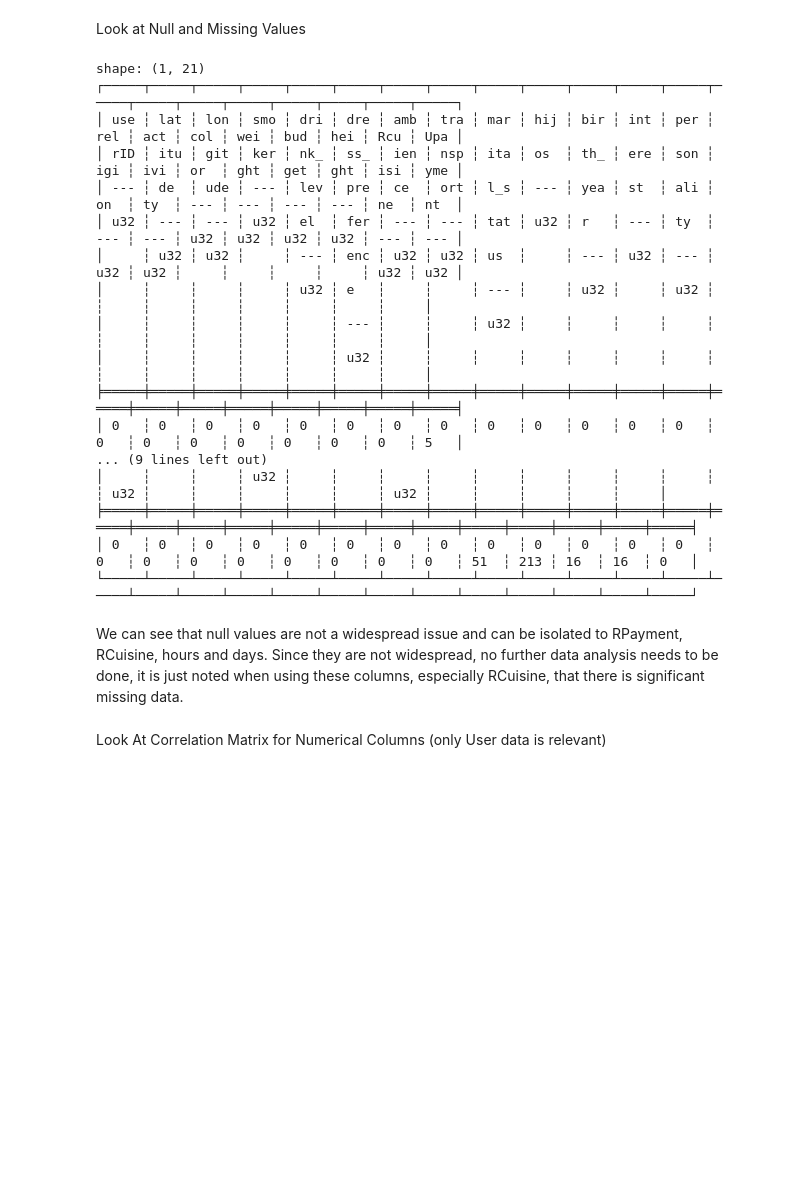
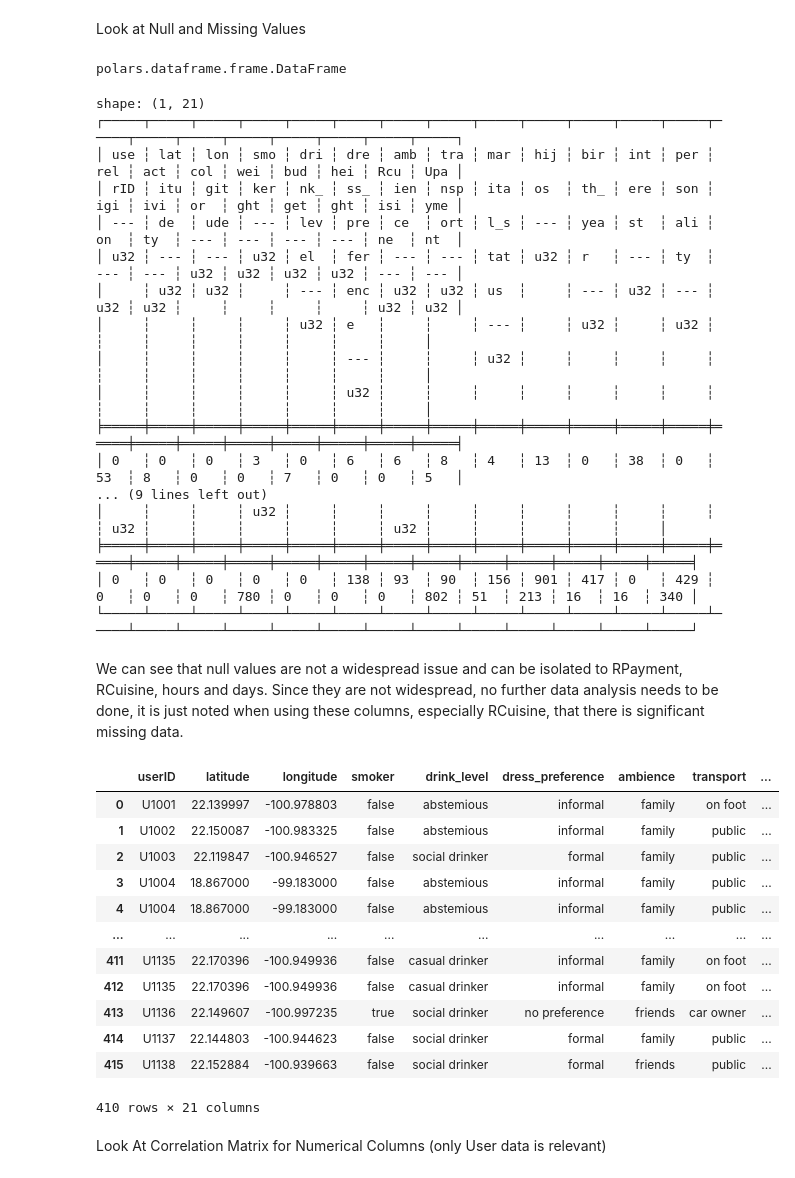
Before and after one commit to laurenally28/mktg3501project, a Jupyter notebook: eda.ipynb, the cells around one changed output. Drawn from its saved outputs; the diff is of its cells as text; code cells hidden in the pictures; blank space fills up the shorter version.

```diff
--- a/eda.ipynb
+++ b/eda.ipynb
@@ -266,7 +269,27 @@ Lower Bound: 1975.0, Upper Bound: 1999.0
 Replacement Value (Median): 1988.0
 # %% [markdown]
 Look at Null and Missing Values
+# %%
+type(cleaned_user_df)
+# %% [output]
+polars.dataframe.frame.DataFrame
 # %%
+cleaned_user_df = cleaned_user_df.with_columns([
+    pl.when(pl.col(col).cast(pl.Utf8).str.to_lowercase().is_in(["?", "none"]))
+    .then(None)
+    .otherwise(pl.col(col))
+    .alias(col)
+    for col in cleaned_user_df.columns
+])
+
+restaurant_df = restaurant_df.with_columns([
+    pl.when(pl.col(col).cast(pl.Utf8).str.to_lowercase().is_in(["?", "none"]))
+    .then(None)
+    .otherwise(pl.col(col))
+    .alias(col)
+    for col in restaurant_df.columns
+])
+
 # Iterate through columns and count null values in each column
 user_null_counts = cleaned_user_df.select([
     pl.col(column).is_null().sum().alias(column) for column in cleaned_user_df.columns
@@ -294,11 +317,36 @@ shape: (1, 21)
 │     ┆     ┆     ┆     ┆     ┆ --- ┆     ┆     ┆ u32 ┆     ┆     ┆     ┆     ┆     ┆     ┆     ┆     ┆     ┆     ┆     ┆     │
 │     ┆     ┆     ┆     ┆     ┆ u32 ┆     ┆     ┆     ┆     ┆     ┆     ┆     ┆     ┆     ┆     ┆     ┆     ┆     ┆     ┆     │
 ╞═════╪═════╪═════╪═════╪═════╪═════╪═════╪═════╪═════╪═════╪═════╪═════╪═════╪═════╪═════╪═════╪═════╪═════╪═════╪═════╪═════╡
-│ 0   ┆ 0   ┆ 0   ┆ 0   ┆ 0   ┆ 0   ┆ 0   ┆ 0   ┆ 0   ┆ 0   ┆ 0   ┆ 0   ┆ 0   ┆ 0   ┆ 0   ┆ 0   ┆ 0   ┆ 0   ┆ 0   ┆ 0   ┆ 5   │
+│ 0   ┆ 0   ┆ 0   ┆ 3   ┆ 0   ┆ 6   ┆ 6   ┆ 8   ┆ 4   ┆ 13  ┆ 0   ┆ 38  ┆ 0   ┆ 53  ┆ 8   ┆ 0   ┆ 0   ┆ 7   ┆ 0   ┆ 0   ┆ 5   │
 ... (9 lines left out)
 │     ┆     ┆     ┆ u32 ┆     ┆     ┆     ┆     ┆     ┆     ┆     ┆     ┆     ┆     ┆ u32 ┆     ┆     ┆     ┆     ┆     ┆ u32 ┆     ┆     ┆     ┆     ┆     │
 ╞═════╪═════╪═════╪═════╪═════╪═════╪═════╪═════╪═════╪═════╪═════╪═════╪═════╪═════╪═════╪═════╪═════╪═════╪═════╪═════╪═════╪═════╪═════╪═════╪═════╪═════╡
-│ 0   ┆ 0   ┆ 0   ┆ 0   ┆ 0   ┆ 0   ┆ 0   ┆ 0   ┆ 0   ┆ 0   ┆ 0   ┆ 0   ┆ 0   ┆ 0   ┆ 0   ┆ 0   ┆ 0   ┆ 0   ┆ 0   ┆ 0   ┆ 0   ┆ 51  ┆ 213 ┆ 16  ┆ 16  ┆ 0   │
+│ 0   ┆ 0   ┆ 0   ┆ 0   ┆ 0   ┆ 138 ┆ 93  ┆ 90  ┆ 156 ┆ 901 ┆ 417 ┆ 0   ┆ 429 ┆ 0   ┆ 0   ┆ 0   ┆ 780 ┆ 0   ┆ 0   ┆ 0   ┆ 802 ┆ 51  ┆ 213 ┆ 16  ┆ 16  ┆ 340 │
 └─────┴─────┴─────┴─────┴─────┴─────┴─────┴─────┴─────┴─────┴─────┴─────┴─────┴─────┴─────┴─────┴─────┴─────┴─────┴─────┴─────┴─────┴─────┴─────┴─────┴─────┘
 # %% [markdown]
 We can see that null values are not a widespread issue and can be isolated to RPayment, RCuisine, hours and days. Since they are not widespread, no further data analysis needs to be done, it is just noted when using these columns, especially RCuisine, that there is significant missing data.
+# %%
+cleaned_user_df = cleaned_user_df.to_pandas()
+# cleaned_user_df = polars_df.to_pandas()
+
+# Drop rows with more than 3 nulls
+max_allowed_nulls = 3
+min_required_non_nulls = cleaned_user_df.shape[1] - max_allowed_nulls
+
+cleaned_user_df = cleaned_user_df.dropna(thresh=min_required_non_nulls)
+# %%
+cleaned_user_df
+# %% [output]
+|  | userID | latitude | longitude | smoker | drink_level | dress_preference | ambience | transport | ... |
+| 0 | U1001 | 22.139997 | -100.978803 | false | abstemious | informal | family | on foot | ... |
+| 1 | U1002 | 22.150087 | -100.983325 | false | abstemious | informal | family | public | ... |
+| 2 | U1003 | 22.119847 | -100.946527 | false | social drinker | formal | family | public | ... |
+| 3 | U1004 | 18.867000 | -99.183000 | false | abstemious | informal | family | public | ... |
+| 4 | U1004 | 18.867000 | -99.183000 | false | abstemious | informal | family | public | ... |
+| ... | ... | ... | ... | ... | ... | ... | ... | ... | ... |
+| 411 | U1135 | 22.170396 | -100.949936 | false | casual drinker | informal | family | on foot | ... |
+| 412 | U1135 | 22.170396 | -100.949936 | false | casual drinker | informal | family | on foot | ... |
+| 413 | U1136 | 22.149607 | -100.997235 | true | social drinker | no preference | friends | car owner | ... |
+| 414 | U1137 | 22.144803 | -100.944623 | false | social drinker | formal | family | public | ... |
+| 415 | U1138 | 22.152884 | -100.939663 | false | social drinker | formal | friends | public | ... |
+410 rows × 21 columns
```
Also changed, not shown: parts of 3 cells of this notebook, 1 other file.
